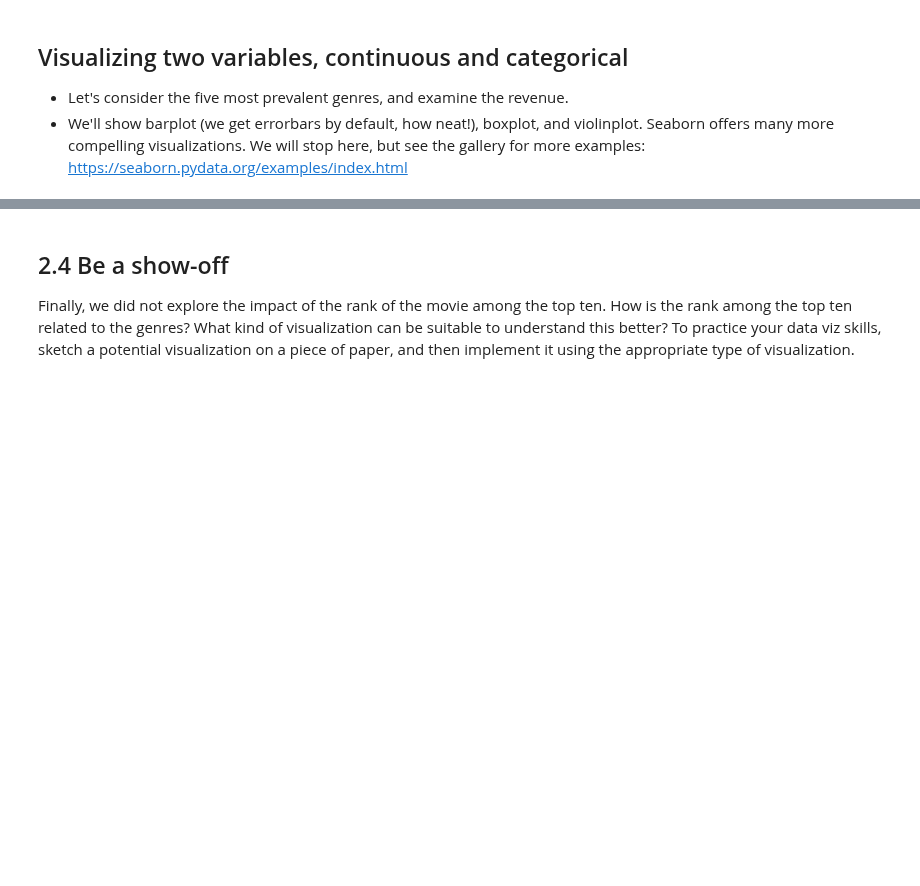
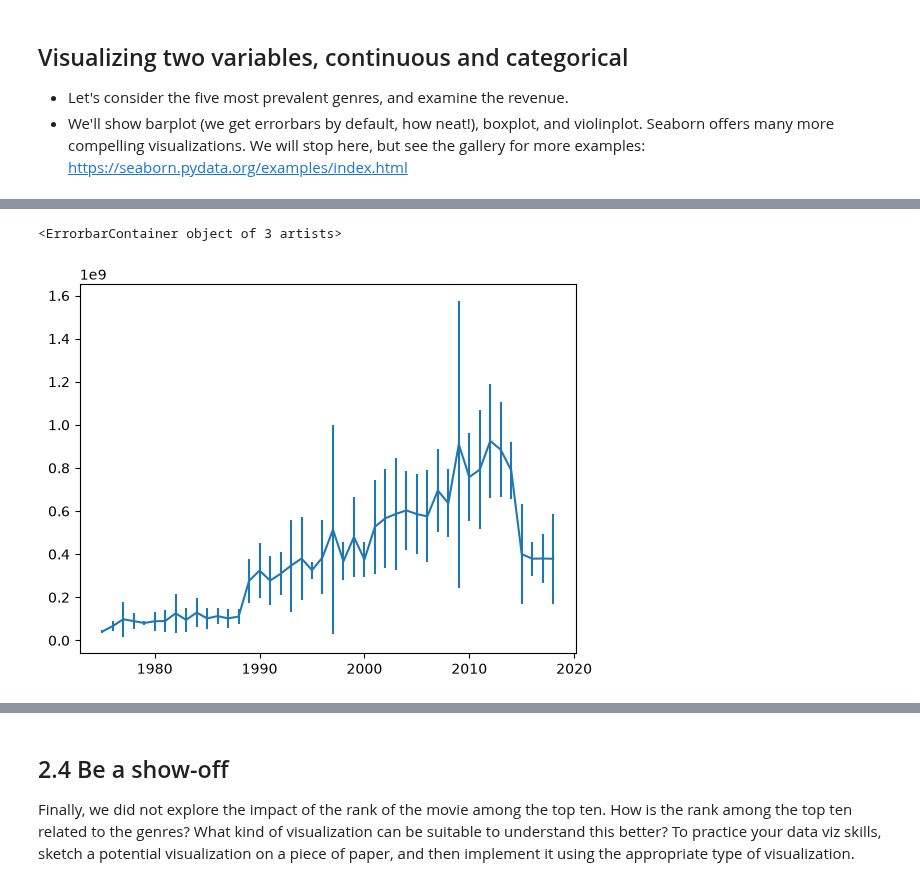
Before and after one commit to dimitripelgrin/ADA2026, a Jupyter notebook: Exercises/02 - Data viz and data from the web/Becoming a DataVizard exercise.ipynb, the cells around one changed output, grey strips where cells are left out. Cells and saved outputs as stored; diff of their text form; code cells hidden in the pictures; blank space fills up the shorter version.

Commit message:
worked on data viz lab, finished 2.3

```diff
--- a/Exercises/02 - Data viz and data from the web/Becoming a DataVizard exercise.ipynb
+++ b/Exercises/02 - Data viz and data from the web/Becoming a DataVizard exercise.ipynb
@@ -184,0 +183,9 @@ In the next three excercises, you are provided with descriptions and rough sketc
+# %%
+# Calculate yearly stats across movies here
+gross_mean_by_year = movies.groupby(movies["year"])["worldwide_gross"].mean()
+gross_std_by_year = movies.groupby(movies["year"])["worldwide_gross"].std()
+stats_by_year = pd.DataFrame({
+    "gross_mean": gross_mean_by_year,
+    "gross_std": gross_std_by_year
+})
+stats_by_year.head()
@@ -185,2 +200,7 @@ In the next three excercises, you are provided with descriptions and rough sketc
 # %%
 # Write your code to make plot with errorbars here
+plt.errorbar(x=stats_by_year.index, y=stats_by_year.gross_mean,
+             yerr=stats_by_year.gross_std)
+# %% [output]
+<ErrorbarContainer object of 3 artists>
+[figure, added]
```
Also changed, not shown: parts of 22 cells of this notebook.
